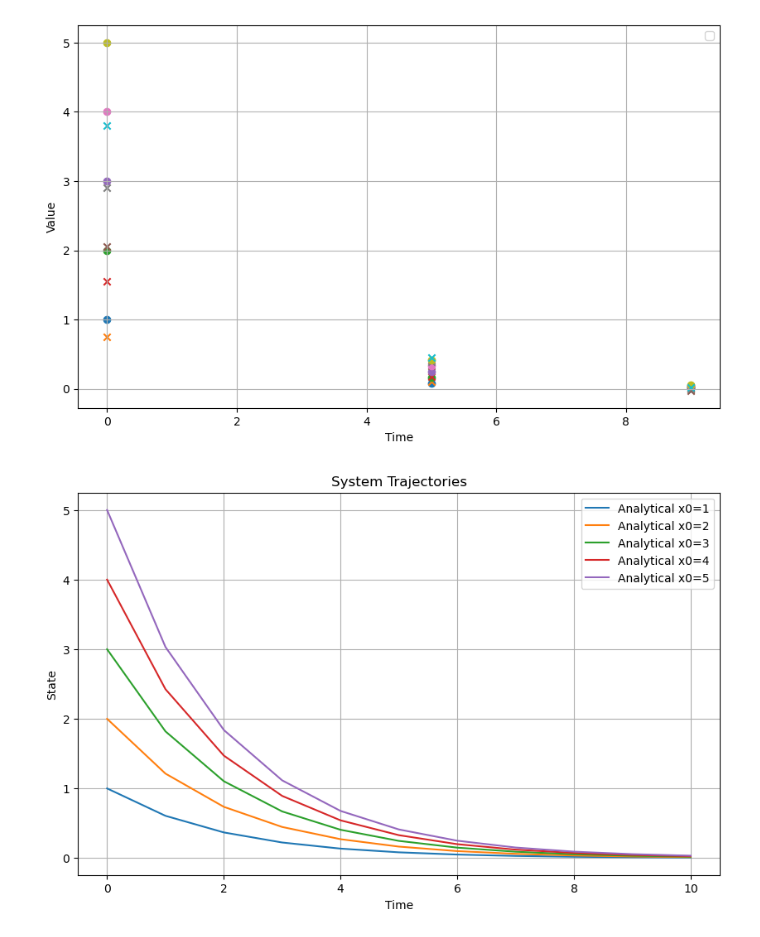
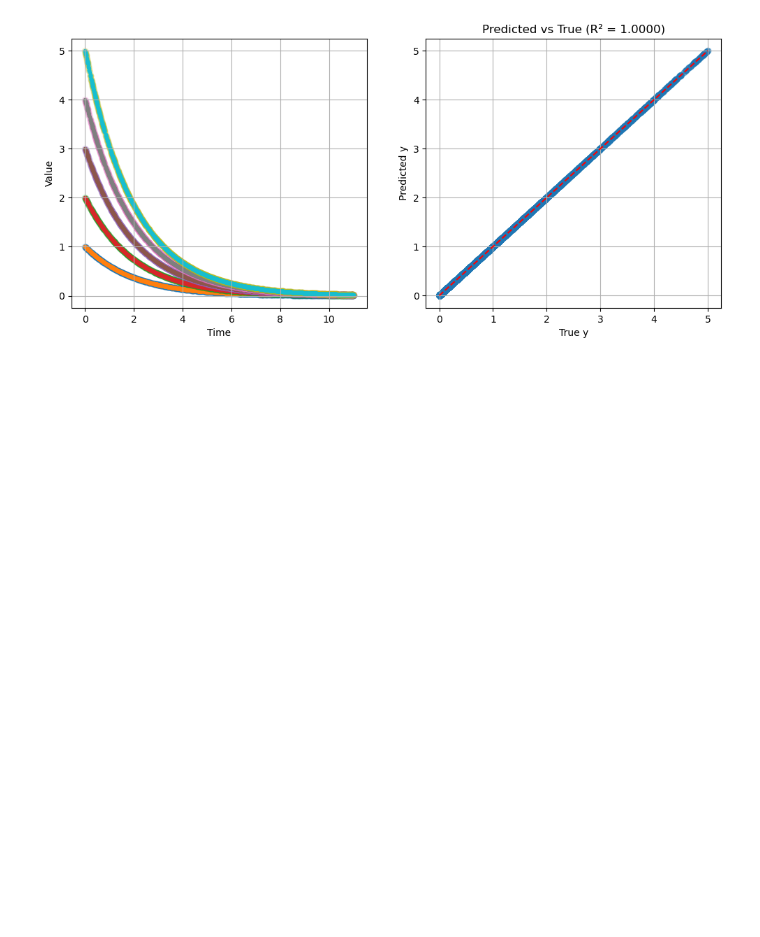
Before and after one commit to Namkhuu/neural-network, a Jupyter notebook: week2.ipynb, the cells around one changed output. Cells and saved outputs as stored; diff of their text form; code cells hidden in the pictures; blank space fills up the shorter version.

```diff
--- a/week2.ipynb
+++ b/week2.ipynb
@@ -8,7 +8,7 @@ import numpy as np
 import matplotlib.pyplot as plt
 # %%
 # Data
-t_vals = np.arange(0, 11)
+t_vals = np.arange(0, 11, 0.001)
 x0_vals = [1, 2, 3, 4, 5]
 
 # Initialize matrix to store trajectories
@@ -42,6 +42,7 @@ outputs = Dense(5)(x_dense)
 
 model = Model(inputs=inputs, outputs=outputs)
 model.compile(optimizer='adam', loss='mse')
-model.fit(X_train, y_train, epochs=500, validation_split=0.2)
+model.fit(X_train, y_train, epochs=100, validation_split=0.2)
 y_pred = model.predict(X_test)
+r2 = r2_score(y_test, y_pred)
 # %% [output]
@@ -65,23 +66,19 @@ Epoch 500/500
 # %%
-plt.figure(figsize=(10, 6))
+plt.figure(figsize=(12, 5))
+plt.subplot(1, 2, 1)
 for i in range(5):
-    plt.scatter(X_test, y_test[:, i])
-    plt.scatter(X_test, y_pred[:, i], marker='x')
+    plt.scatter(X_test, y_test[:, i], alpha= 0.1)
+    plt.scatter(X_test, y_pred[:, i], marker='.')
 plt.xlabel('Time')
 plt.ylabel('Value')
 plt.grid()
-plt.legend()
-plt.show()
 
-plt.figure(figsize=(10, 6))
-for i in range(5):
-    plt.plot(t_vals, Y[:, i], label=f'Analytical x0={x0_vals[i]}')
-plt.xlabel('Time')
-plt.ylabel('State')
-plt.title('System Trajectories')
-plt.grid()
-plt.legend()
-plt.show()
+plt.subplot(1, 2, 2)
+plt.scatter(y_test, y_pred.flatten(), alpha=0.5)  # flatten the predictions
+plt.plot([0, 5], [0, 5], 'r--')
+plt.title(f"Predicted vs True (R² = {r2:.4f})")
+plt.xlabel("True y")
+plt.ylabel("Predicted y")
+plt.grid(True)
 # %% [output]
-[figure, old version]
+[figure, new version]
-[figure, removed]
```
Also changed, not shown: parts of 7 cells of this notebook.
